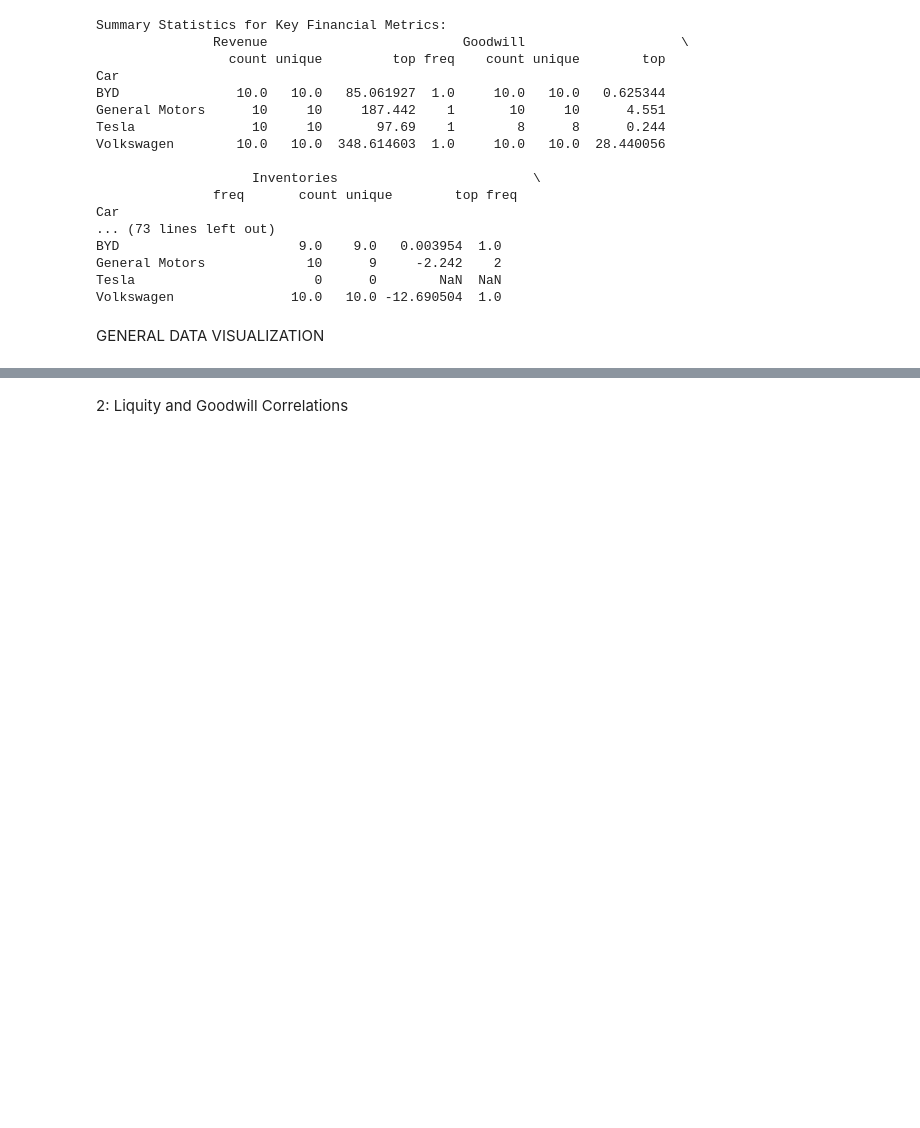
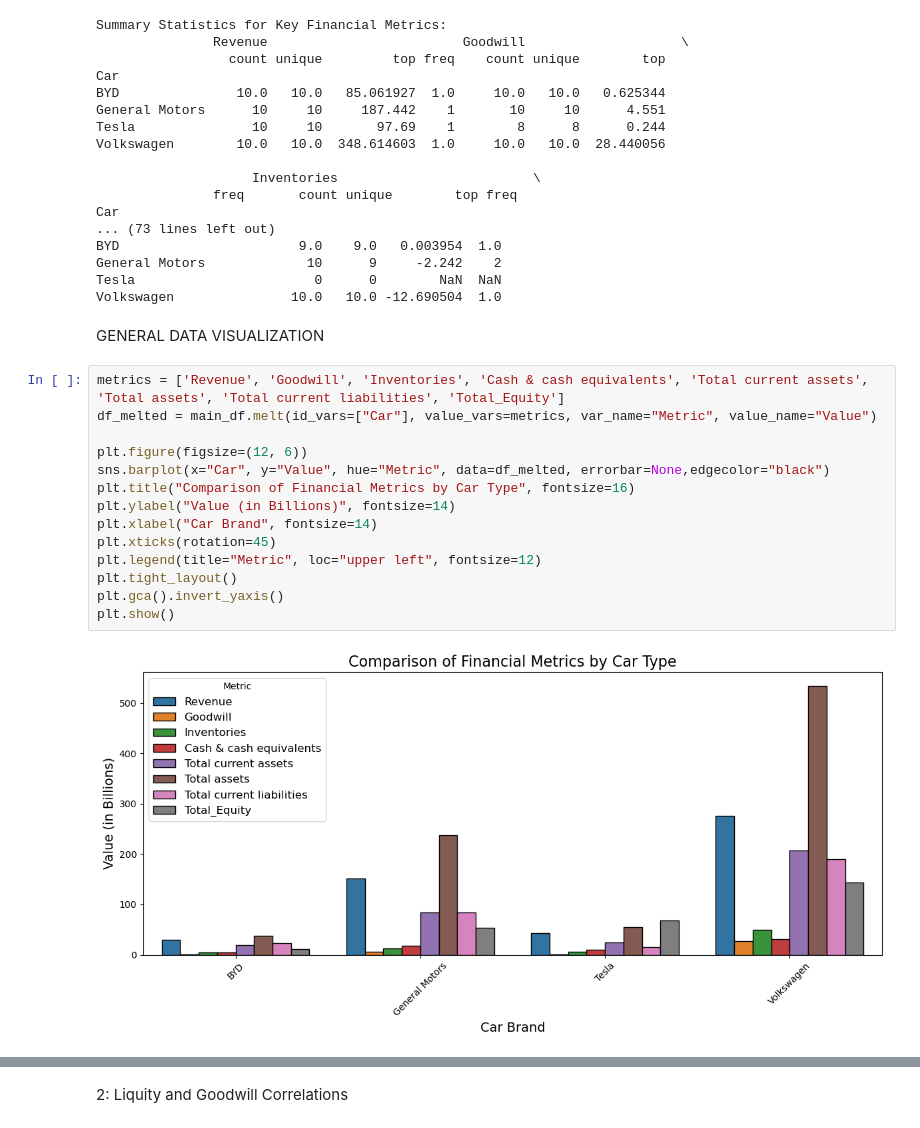
Before and after one commit to Chromex123/CMSC320-Final, a Jupyter notebook: CMSC320 Isatou J Updates copy.ipynb, the cells around one changed output, grey strips where cells are left out. Drawn from its saved outputs; the diff is of its cells as text; blank space fills up the shorter version.

```diff
--- a/CMSC320 Isatou J Updates copy.ipynb
+++ b/CMSC320 Isatou J Updates copy.ipynb
@@ -269,6 +269,22 @@ Tesla                       0      0        NaN  NaN
 Volkswagen               10.0   10.0 -12.690504  1.0
 # %% [markdown]
 GENERAL DATA VISUALIZATION
+# %%
+metrics = ['Revenue', 'Goodwill', 'Inventories', 'Cash & cash equivalents', 'Total current assets', 'Total assets', 'Total current liabilities', 'Total_Equity']
+df_melted = main_df.melt(id_vars=["Car"], value_vars=metrics, var_name="Metric", value_name="Value")
+
+plt.figure(figsize=(12, 6))
+sns.barplot(x="Car", y="Value", hue="Metric", data=df_melted, errorbar=None,edgecolor="black")
+plt.title("Comparison of Financial Metrics by Car Type", fontsize=16)
+plt.ylabel("Value (in Billions)", fontsize=14)
+plt.xlabel("Car Brand", fontsize=14)
+plt.xticks(rotation=45)
+plt.legend(title="Metric", loc="upper left", fontsize=12)
+plt.tight_layout()
+plt.gca().invert_yaxis()
+plt.show()
+# %% [output]
+[figure, added]
 # %%
 plt.figure(figsize=(10, 6))
 sns.boxplot(x='Car', y='Revenue', data=main_df, palette='Set2', hue='Car')
```
Also changed, not shown: parts of 2 cells of this notebook.
